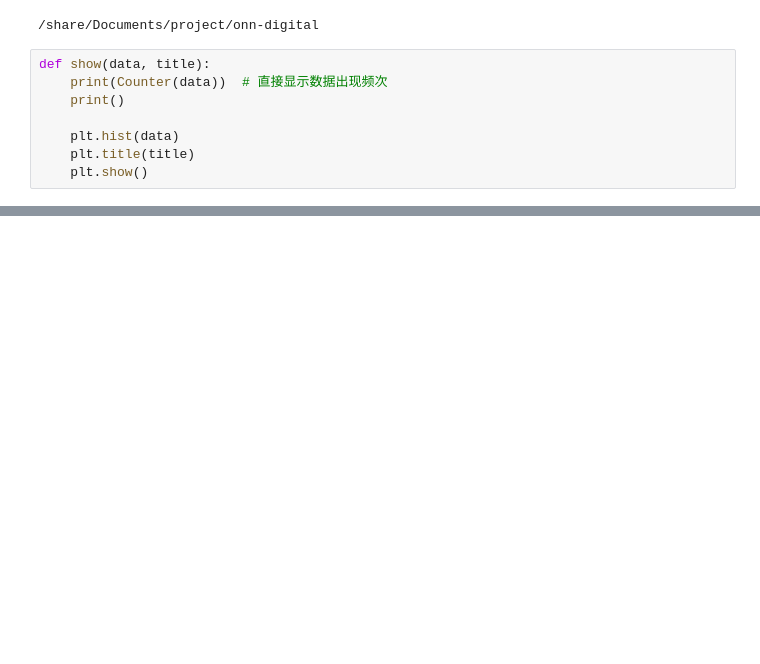
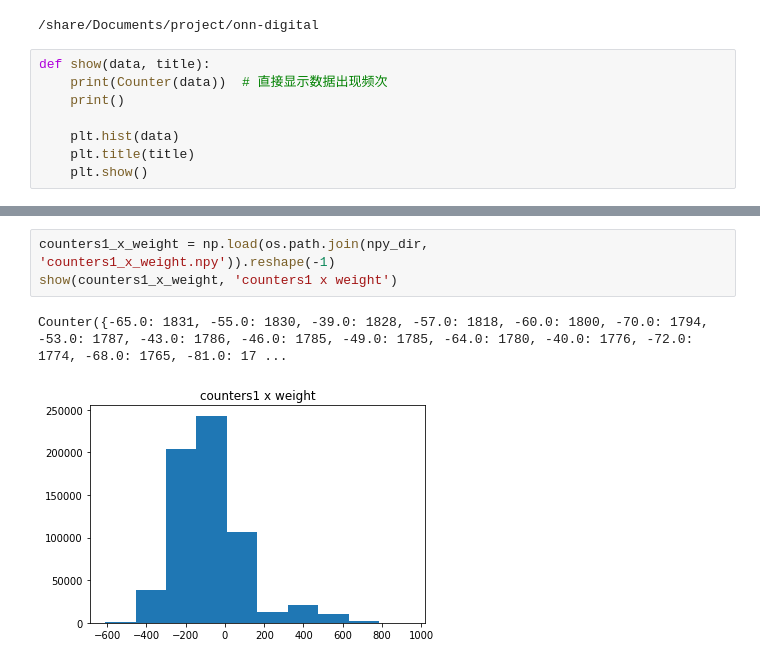
Before and after one commit to Roxbili/onn-digital, a Jupyter notebook: code_tf/statistic.ipynb, the cells around one changed output, grey strips where cells are left out. Drawn from its saved outputs; the diff is of its cells as text; blank space fills up the shorter version.

```diff
--- a/code_tf/statistic.ipynb
+++ b/code_tf/statistic.ipynb
@@ -57,0 +58,6 @@ Counter({0.0: 3719285, 15.0: 1088186, 1.0: 24975, 2.0: 24573, 3.0: 24130, 4.0: 2
+# %%
+counters1_x_weight = np.load(os.path.join(npy_dir, 'counters1_x_weight.npy')).reshape(-1)
+show(counters1_x_weight, 'counters1 x weight')
+# %% [output]
+Counter({-65.0: 1831, -55.0: 1830, -39.0: 1828, -57.0: 1818, -60.0: 1800, -70.0: 1794, -53.0: 1787, -43.0: 1786, -46.0: 1785, -49.0: 1785, -64.0: 1780, -40.0: 1776, -72.0: 1774, -68.0: 1765, -81.0: 17 ...
+[figure, added]
```
Also changed, not shown: parts of 8 cells of this notebook, 3 other files.
